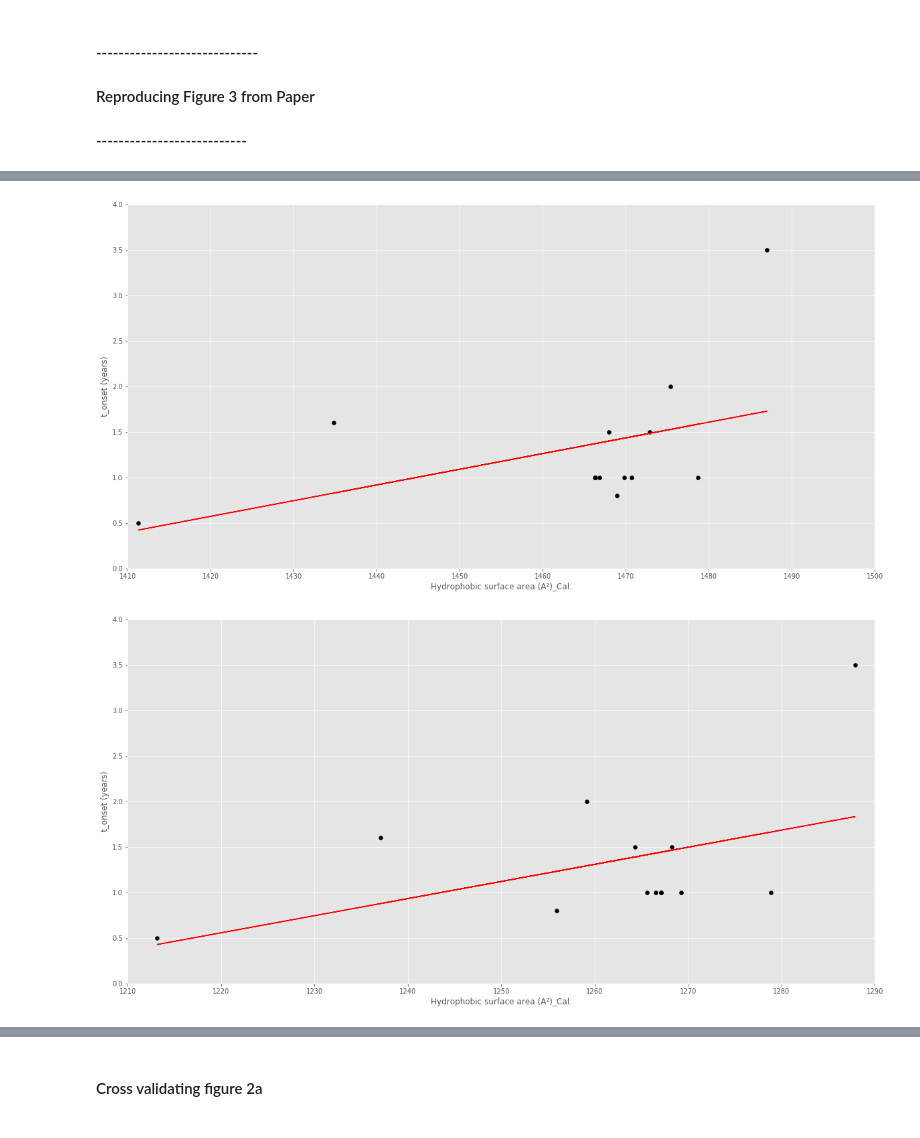
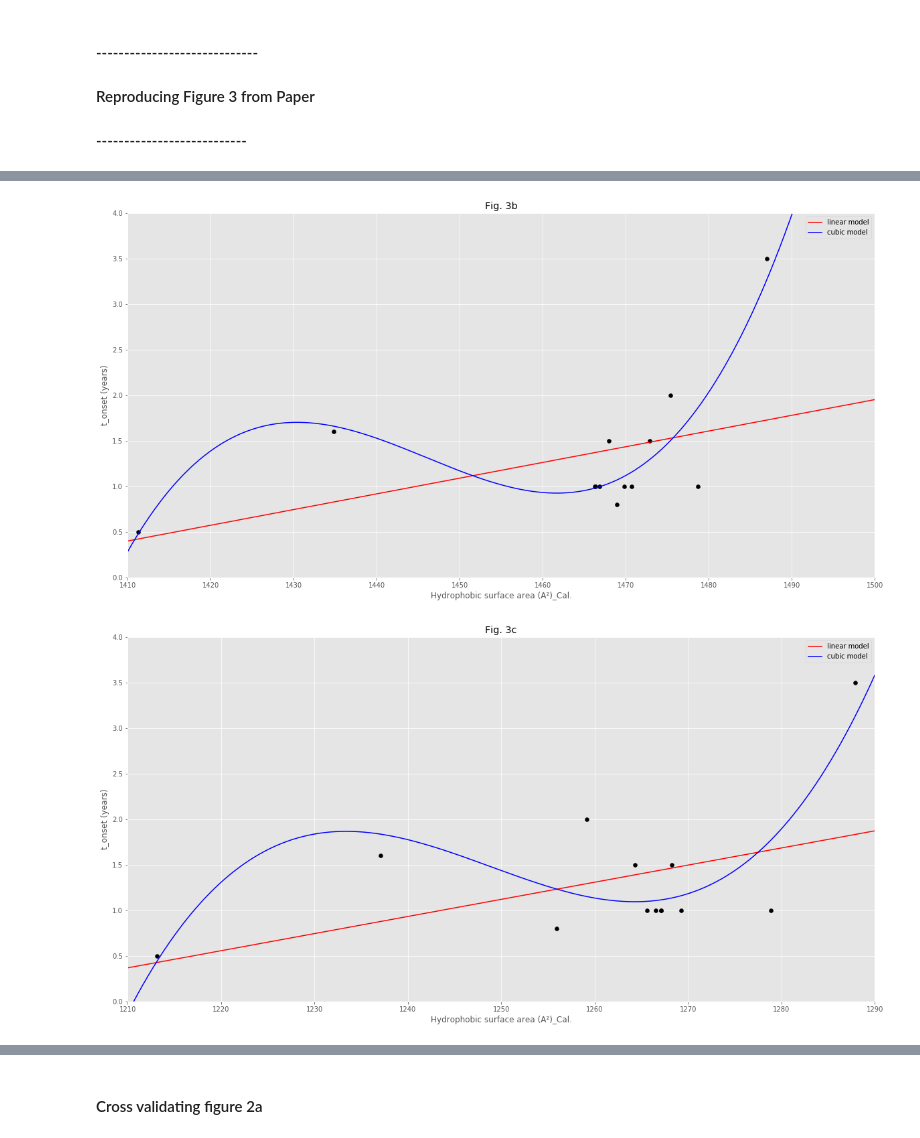
Before and after one commit to 188-project/Amyloid-Beta-Final-Project, a Jupyter notebook: 3-9 Final Project Amyloid Beta.ipynb, the cells around one changed output, grey strips where cells are left out. Drawn from its saved outputs; the diff is of its cells as text; code cells hidden in the pictures.

```diff
--- a/3-9 Final Project Amyloid Beta.ipynb
+++ b/3-9 Final Project Amyloid Beta.ipynb
@@ -102,11 +102,12 @@ _2LFM_hydrophilic_SAS = _2LFM_tot_AB_and_prop[:, 3]
 # %%
 # Linear model will have the form y = ax + b, where beta = [a, b]
 from scipy.optimize import leastsq
+
 # Define function to calculate model output
-def generate_linear_y(x_LM, params_LM):
-    y_model_LM = params_LM[0] * x_LM + params_LM[1]
+def generate_linear_y(x_GLY, params_GLY):
+    y_model_GLY = params_GLY[0] * x_GLY + params_GLY[1]
 
-    return y_model_LM
+    return y_model_GLY
 
 x_dummy = np.linspace(-100, 100, 201)
 guess_params_dummy = [1, 0]
@@ -151,9 +148,9 @@ def pred_y_linear_model(beta_PYLM, x_PYLM):
 # %%
 # Create a function for generating a cubic model
-def generate_cubic_y(x_CM, params_CM):
-    y_model_CM = params_CM[0] * x_CM ** 3 + params_CM[1] * x_CM ** 2 + params_CM[2] * x_CM + params_CM[3]
+def generate_cubic_y(x_GCY, params_GCY):
+    y_model_GCY = params_GCY[0] * x_GCY ** 3 + params_GCY[1] * x_GCY ** 2 + params_GCY[2] * x_GCY + params_GCY[3]
 
-    return y_model_CM
+    return y_model_GCY
 
 guess_params_dummy = [1, 1, 1, 1]
 y_dummy = x_dummy ** 3 + x_dummy ** 2 + x_dummy + 1
@@ -178,4 +175,5 @@ assert(np.all(generate_cubic_model(x_dummy, y_dummy, guess_params_dummy, residua
 
 cubic_model_dummy = generate_cubic_model(x_dummy, y_dummy, guess_params_dummy, residuals_CLS)
 plt.plot(x_dummy, cubic_model_dummy[0])
+plt.show()
 # %% [output]
@@ -472,54 +505,72 @@ plt.show()
 # %%
 #Figure 3b
+x_limits_fig_3b = [1410, 1500]
+x_fig_3b = np.linspace(x_limits_fig_3b[0], x_limits_fig_3b[1], 1000)
 
 #Plot data
 plt.figure(figsize = (20, 10))
 plt.scatter(AllHydrophobicSASFig3b, AllTotalABFig3b, c = 'k')
 
 # Generate Linear Model
-guess_params_fig_3b = [0.1, -100]
-model_fig_3b = generate_linear_model(AllHydrophobicSASFig3b, AllTotalABFig3b, guess_params_fig_3b, residuals_OLS)
+guess_params_linear_fig_3b = [0.1, -100]
+linear_model_fig_3b = generate_linear_model(AllHydrophobicSASFig3b, AllTotalABFig3b, guess_params_linear_fig_3b, residuals_OLS)
+
+# Generate Cubic Model
+guess_params_cubic_fig_3b = [1, 1, 1, 1]
+cubic_model_fig_3b = generate_linear_model(AllHydrophobicSASFig3b, AllTotalABFig3b, guess_params_cubic_fig_3b, residuals_CLS)
 
 # Plot Models
-plt.plot(AllHydrophobicSASFig3b, model_fig_3b[0], c = 'r')
+plt.plot(x_fig_3b, generate_linear_y(x_fig_3b, linear_model_fig_3b[1]), c = 'r', label = 'linear model')
+plt.plot(x_fig_3b, generate_cubic_y(x_fig_3b, cubic_model_fig_3b[1]), c = 'b', label = 'cubic model')
 
 #Set axis limits
 axis = plt.gca()
-axis.set_xlim([1410,1500])
+axis.set_xlim(x_limits_fig_3b)
 axis.set_ylim([0,4])
 
 #Labels
+plt.title('Fig. 3b')
+plt.legend()
 plt.xlabel('Hydrophobic surface area (A²)_Cal.')
 plt.ylabel('t_onset (years)')
 
 plt.show()
 # %% [output]
-[figure, old version]
+[figure, new version]
 # %%
 #Figure 3c
+x_limits_fig_3c = [1210, 1290]
+x_fig_3c = np.linspace(x_limits_fig_3c[0], x_limits_fig_3c[1], 1000)
 
 #Plot data
 plt.figure(figsize = (20, 10))
 plt.scatter(AllHydrophobicSASFig3c, AllTotalABFig3c, c = 'k')
 
 # Generate Linear Model
-guess_params_fig_3c = [0.1, -100]
-model_fig_3c = generate_linear_model(AllHydrophobicSASFig3c, AllTotalABFig3c, guess_params_fig_3c, residuals_OLS)
+guess_params_linear_fig_3c = [0.1, -100]
+linear_model_fig_3c = generate_linear_model(AllHydrophobicSASFig3c, AllTotalABFig3c, guess_params_linear_fig_3c, residuals_OLS)
+
+# Generate Cubic Model
+guess_params_cubic_fig_3c = [1, 1, 1, 1]
+cubic_model_fig_3c = generate_linear_model(AllHydrophobicSASFig3c, AllTotalABFig3c, guess_params_cubic_fig_3c, residuals_CLS)
 
 # Plot Models
-plt.plot(AllHydrophobicSASFig3c, model_fig_3c[0], c = 'r')
+plt.plot(x_fig_3c, generate_linear_y(x_fig_3c, linear_model_fig_3c[1]), c = 'r', label = 'linear model')
+plt.plot(x_fig_3c, generate_cubic_y(x_fig_3c, cubic_model_fig_3c[1]), c = 'b', label = 'cubic model')
 
 #Set axis limits
 axis = plt.gca()
-axis.set_xlim([1210,1290])
+axis.set_xlim(x_limits_fig_3c)
 axis.set_ylim([0,4])
 
 #Labels
+plt.title('Fig. 3c')
+plt.legend()
 plt.xlabel('Hydrophobic surface area (A²)_Cal.')
 plt.ylabel('t_onset (years)')
 
 plt.show()
 # %% [output]
-[figure, old version]
+[figure, new version]
 # %%
 #Figure 3d
```
Also changed, not shown: parts of 10 cells of this notebook.
